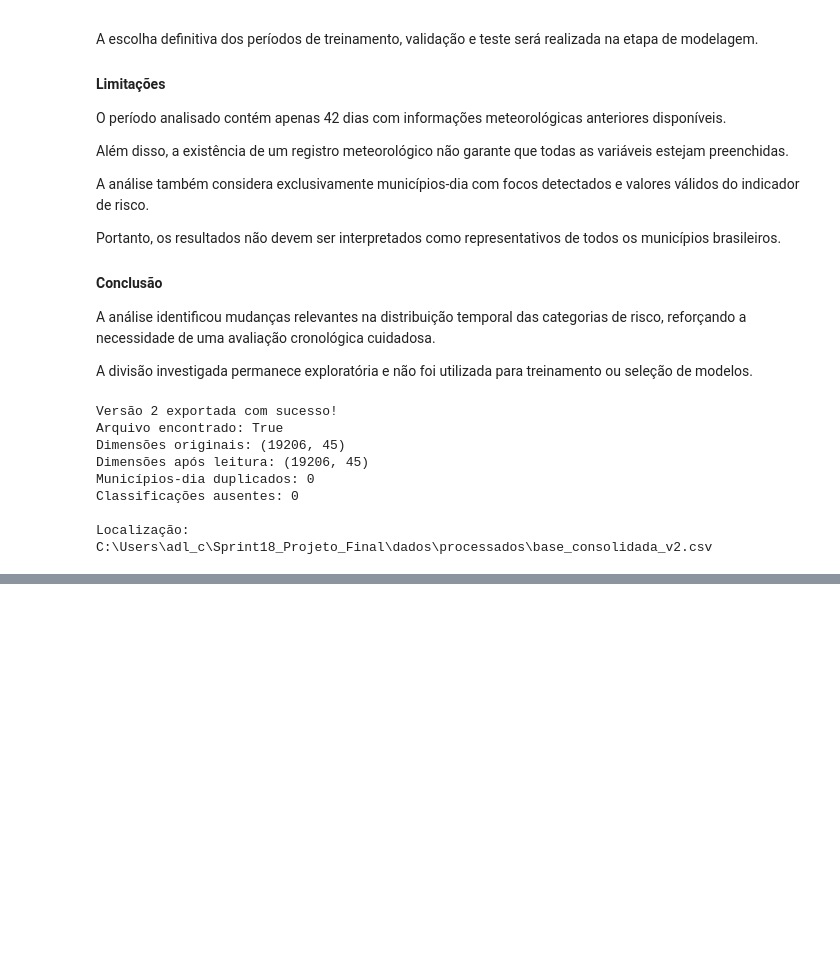
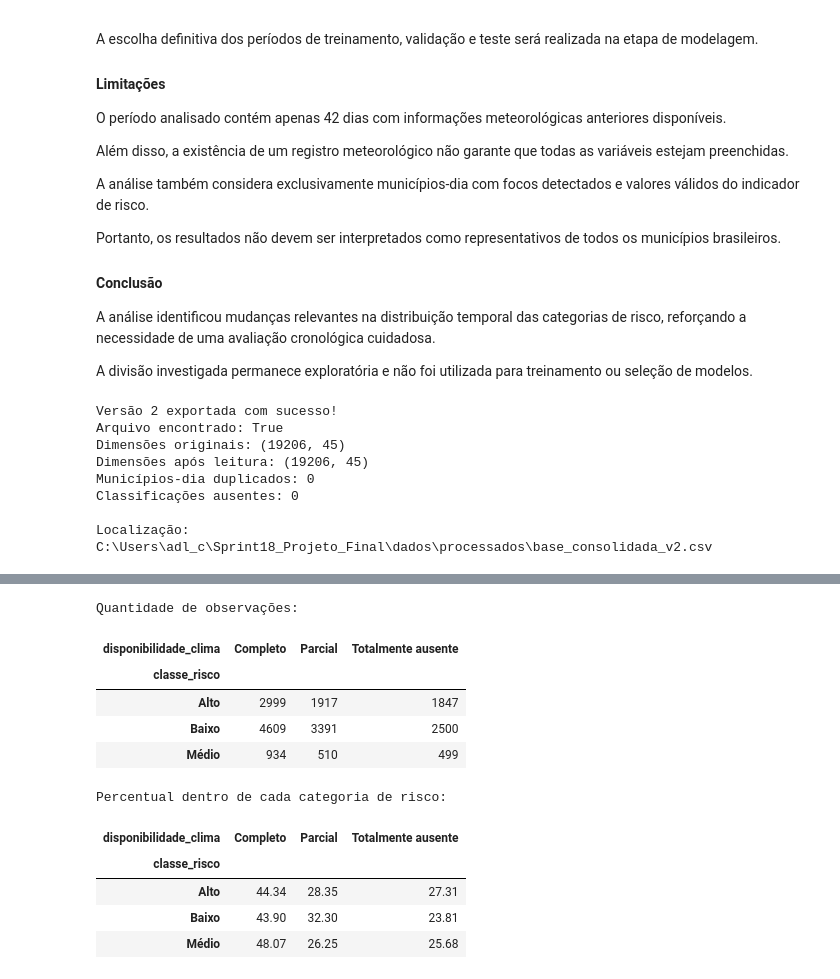
Before and after one commit to AndreLuco-48/sprint18-risco-fogo-brasil, a Jupyter notebook: notebooks/Sprint18_Etapa1_Entrega.ipynb, the cells around one changed output, grey strips where cells are left out. Cells and saved outputs as stored; diff of their text form; code cells hidden in the pictures; blank space fills up the shorter version.

```diff
--- a/notebooks/Sprint18_Etapa1_Entrega.ipynb
+++ b/notebooks/Sprint18_Etapa1_Entrega.ipynb
@@ -6860,0 +6895,8 @@ C:\Users\adl_c\Sprint18_Projeto_Final\dados\processados\base_consolidada_v2.csv
+# %%
+import pandas as pd
+
+df_base_v2 = pd.read_csv(
+    "../dados/processados/base_consolidada_v2.csv"
+)
+
+print("Dimensões da base:", df_base_v2.shape)
@@ -6860,0 +7043,47 @@ C:\Users\adl_c\Sprint18_Projeto_Final\dados\processados\base_consolidada_v2.csv
+# %%
+# Classifica a disponibilidade das variáveis meteorológicas
+quantidade_ausentes = df_base_v2[
+    variaveis_clima_24h
+].isna().sum(axis=1)
+
+df_analise_clima = pd.DataFrame({
+    "classe_risco": df_base_v2["classe_risco"],
+    "disponibilidade_clima": quantidade_ausentes.map({
+        0: "Completo",
+        1: "Parcial",
+        2: "Parcial",
+        3: "Totalmente ausente"
+    })
+})
+
+# Calcula a distribuição por categoria de risco
+tabela_clima_risco = pd.crosstab(
+    df_analise_clima["classe_risco"],
+    df_analise_clima["disponibilidade_clima"]
+)
+
+# Calcula os percentuais dentro de cada categoria
+percentuais_clima_risco = (
+    tabela_clima_risco
+    .div(tabela_clima_risco.sum(axis=1), axis=0)
+    * 100
+).round(2)
+
+print("Quantidade de observações:")
+display(tabela_clima_risco)
+
+print("Percentual dentro de cada categoria de risco:")
+display(percentuais_clima_risco)
+# %% [output]
+Quantidade de observações:
+| disponibilidade_clima | Completo | Parcial | Totalmente ausente |
+| classe_risco |  |  |  |
+| Alto | 2999 | 1917 | 1847 |
+| Baixo | 4609 | 3391 | 2500 |
+| Médio | 934 | 510 | 499 |
+Percentual dentro de cada categoria de risco:
+| disponibilidade_clima | Completo | Parcial | Totalmente ausente |
+| classe_risco |  |  |  |
+| Alto | 44.34 | 28.35 | 27.31 |
+| Baixo | 43.90 | 32.30 | 23.81 |
+| Médio | 48.07 | 26.25 | 25.68 |
```
Also changed, not shown: parts of 8 cells of this notebook, 2 other files.
